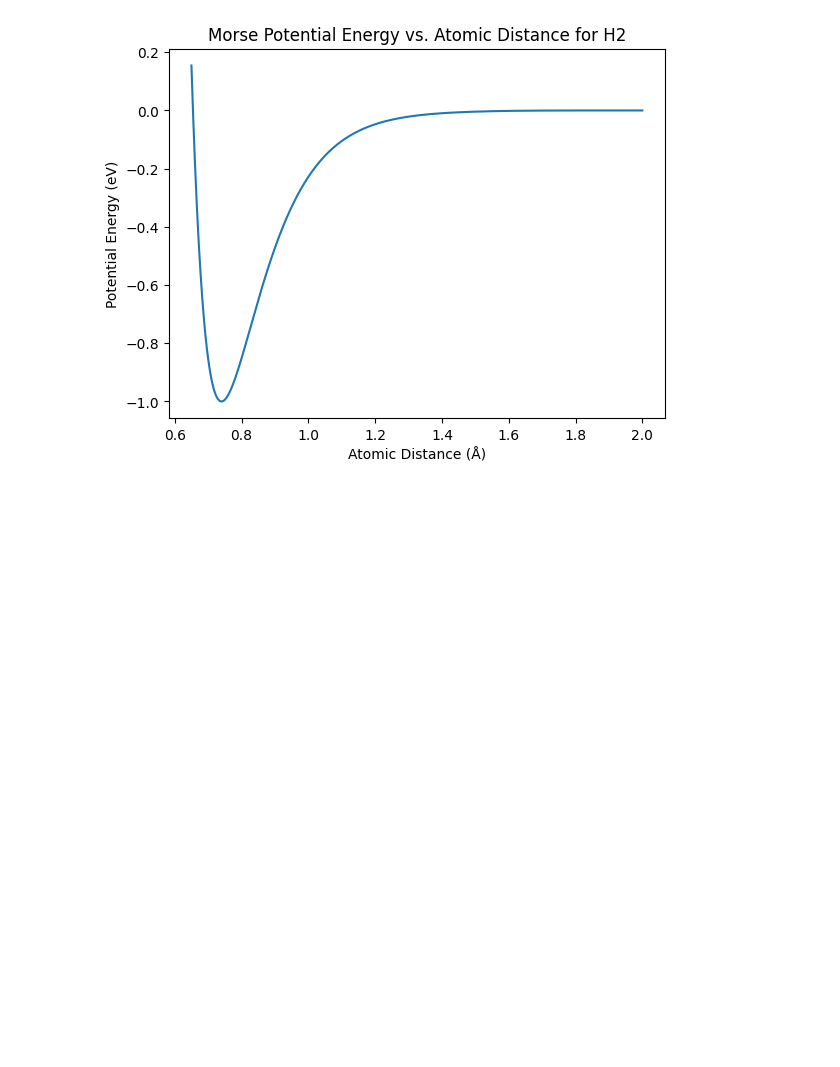
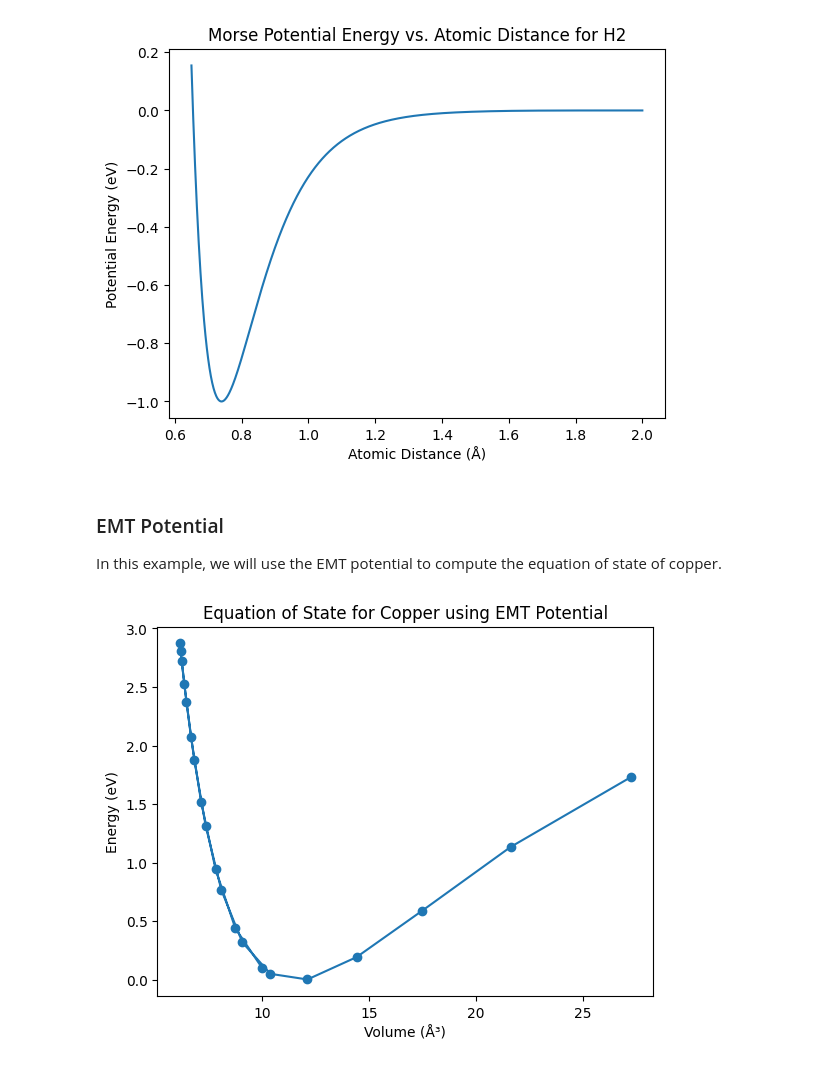
Before and after one commit to deng-group/MLE4217_5219_book, a Jupyter notebook: models_and_theories_I/ase.ipynb, the cells around one changed output. Saved outputs shown, nothing was run; the diff lists cells and outputs as text; code cells hidden in the pictures; blank space fills up the shorter version.

```diff
--- a/models_and_theories_I/ase.ipynb
+++ b/models_and_theories_I/ase.ipynb
@@ -101,3 +104,36 @@ plt.title('Morse Potential Energy vs. Atomic Distance for H2')
 plt.show()
 # %% [output]
 [figure]
+# %% [markdown]
+### EMT Potential
+In this example, we will use the EMT potential to compute the equation of state of copper.
+# %%
+from ase.calculators.emt import EMT
+from ase.build import bulk
+from ase.units import kJ
+
+# Create a bulk copper structure
+cu = bulk('Cu', 'fcc', a=3.6)
+
+# Initialize EMT calculator
+cu.calc = EMT()
+
+# Define a range of scaling factors for the unit cell
+scaling_factors = np.linspace(0.95, 1.08, 20)
+
+# Calculate energies for each scaling factor
+volumes = []
+energies = []
+for factor in scaling_factors:
+    cu.set_cell(cu.get_cell() * factor, scale_atoms=True)
+    volumes.append(cu.get_volume())
+    energies.append(cu.get_potential_energy())
+
+# Plot the equation of state
+plt.plot(volumes, energies, 'o-')
+plt.xlabel('Volume (Å³)')
+plt.ylabel('Energy (eV)')
+plt.title('Equation of State for Copper using EMT Potential')
+plt.show()
+# %% [output]
+[figure, added]
```
Also changed, not shown: parts of 4 cells of this notebook.
